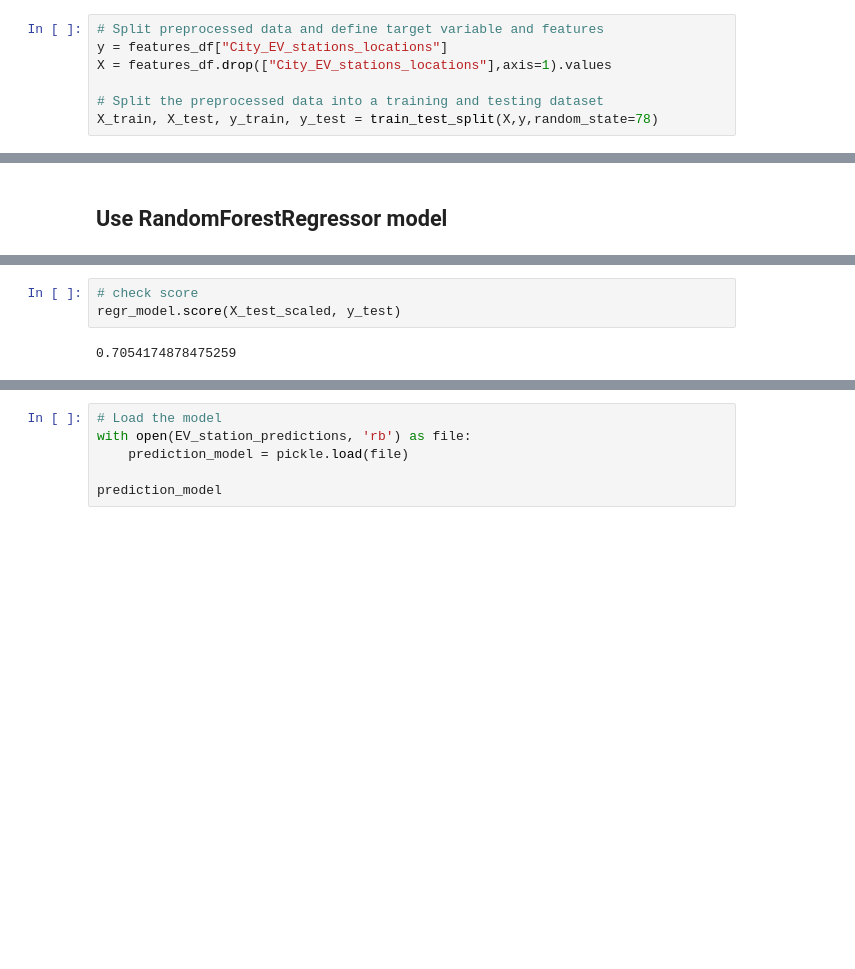
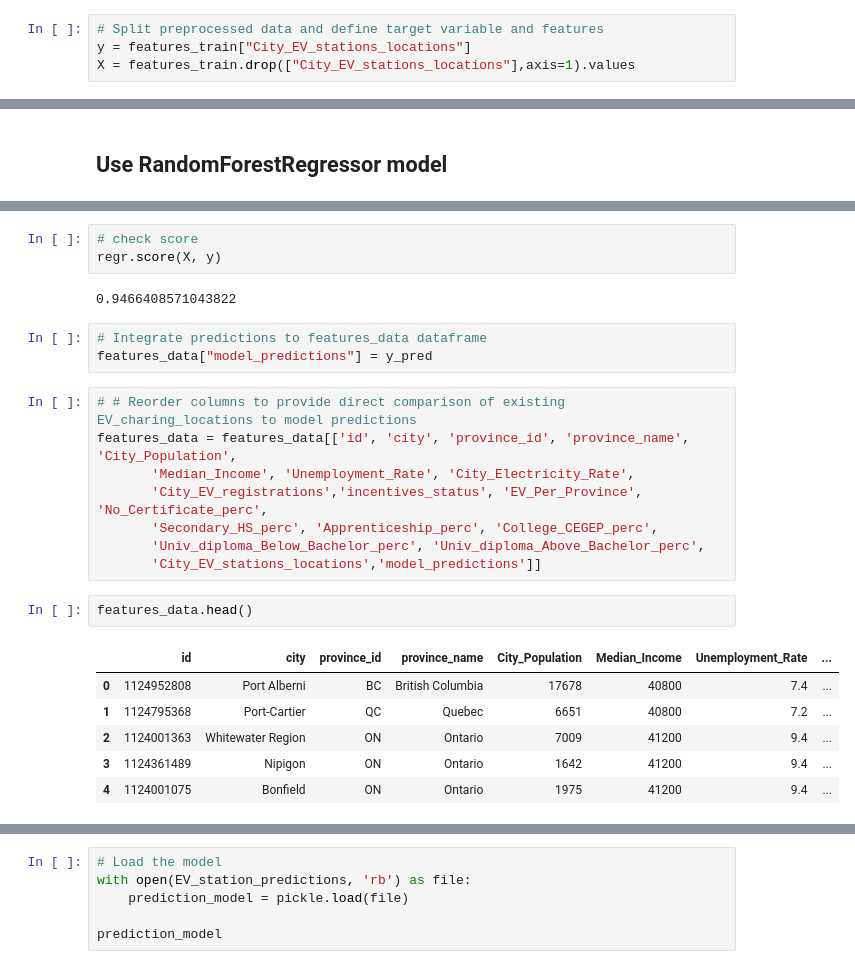
Before and after one commit to JorMerr/EV_charging_locations, a Jupyter notebook: ML-model.ipynb, the cells around one changed output, grey strips where cells are left out. Cells and saved outputs as stored; diff of their text form; blank space fills up the shorter version.

```diff
--- a/ML-model.ipynb
+++ b/ML-model.ipynb
@@ -66,7 +98,4 @@ features_df = features_df.drop(columns=["incentives_status", "incentives_status_
 # %%
 # Split preprocessed data and define target variable and features
-y = features_df["City_EV_stations_locations"]
-X = features_df.drop(["City_EV_stations_locations"],axis=1).values
-
-# Split the preprocessed data into a training and testing dataset
-X_train, X_test, y_train, y_test = train_test_split(X,y,random_state=78)
+y = features_train["City_EV_stations_locations"]
+X = features_train.drop(["City_EV_stations_locations"],axis=1).values
@@ -127,5 +130,25 @@ print(y_pred)
 # %%
 # check score
-regr_model.score(X_test_scaled, y_test)
+regr.score(X, y)
 # %% [output]
-0.7054174878475259
+0.9466408571043822
+# %%
+# Integrate predictions to features_data dataframe
+features_data["model_predictions"] = y_pred
+# %%
+# # Reorder columns to provide direct comparison of existing EV_charing_locations to model predictions
+features_data = features_data[['id', 'city', 'province_id', 'province_name', 'City_Population',
+       'Median_Income', 'Unemployment_Rate', 'City_Electricity_Rate',
+       'City_EV_registrations','incentives_status', 'EV_Per_Province', 'No_Certificate_perc',
+       'Secondary_HS_perc', 'Apprenticeship_perc', 'College_CEGEP_perc',
+       'Univ_diploma_Below_Bachelor_perc', 'Univ_diploma_Above_Bachelor_perc',
+       'City_EV_stations_locations','model_predictions']]
+# %%
+features_data.head()
+# %% [output]
+|  | id | city | province_id | province_name | City_Population | Median_Income | Unemployment_Rate | ... |
+| 0 | 1124952808 | Port Alberni | BC | British Columbia | 17678 | 40800 | 7.4 | ... |
+| 1 | 1124795368 | Port-Cartier | QC | Quebec | 6651 | 40800 | 7.2 | ... |
+| 2 | 1124001363 | Whitewater Region | ON | Ontario | 7009 | 41200 | 9.4 | ... |
+| 3 | 1124361489 | Nipigon | ON | Ontario | 1642 | 41200 | 9.4 | ... |
+| 4 | 1124001075 | Bonfield | ON | Ontario | 1975 | 41200 | 9.4 | ... |
```
Also changed, not shown: parts of 18 cells of this notebook, 10 other files.
